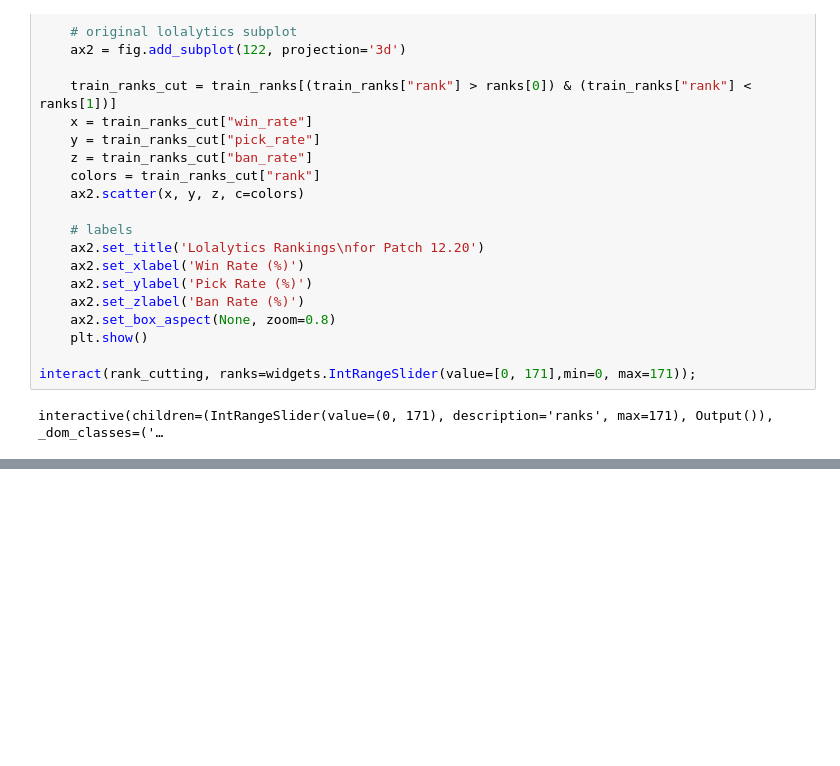
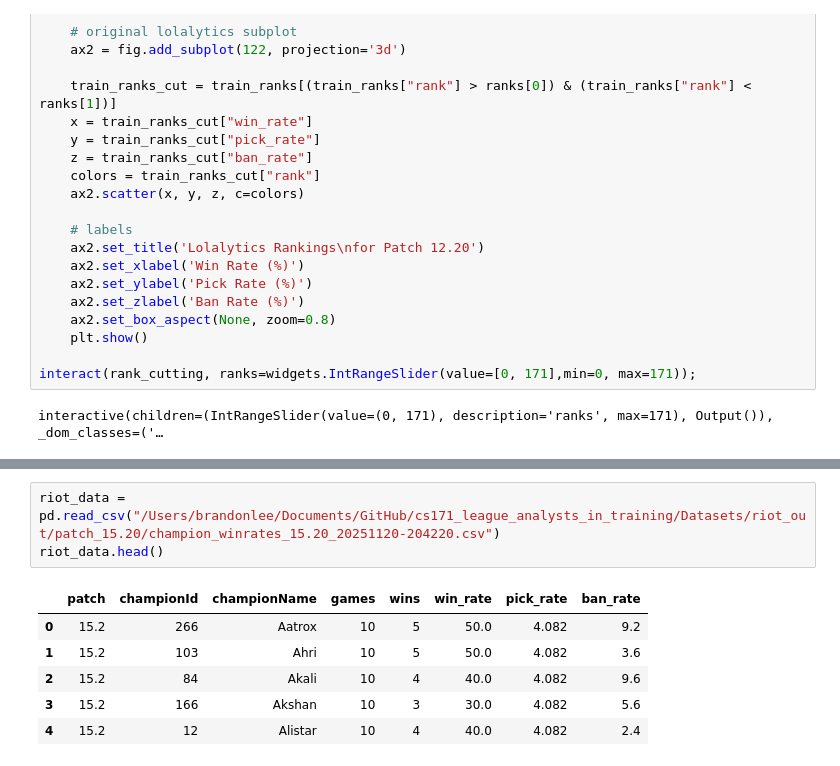
Before and after one commit to Brandonlee-2002/cs171_league_analysts_in_training, a Jupyter notebook: Models/ModelAnalysis.ipynb, the cells around one changed output, grey strips where cells are left out. Drawn from its saved outputs; the diff is of its cells as text; blank space fills up the shorter version.

```diff
--- a/Models/ModelAnalysis.ipynb
+++ b/Models/ModelAnalysis.ipynb
@@ -95,0 +111,10 @@ interactive(children=(IntRangeSlider(value=(0, 171), description='ranks', max=17
+# %%
+riot_data = pd.read_csv("/Users/brandonlee/Documents/GitHub/cs171_league_analysts_in_training/Datasets/riot_out/patch_15.20/champion_winrates_15.20_20251120-204220.csv")
+riot_data.head()
+# %% [output]
+|  | patch | championId | championName | games | wins | win_rate | pick_rate | ban_rate |
+| 0 | 15.2 | 266 | Aatrox | 10 | 5 | 50.0 | 4.082 | 9.2 |
+| 1 | 15.2 | 103 | Ahri | 10 | 5 | 50.0 | 4.082 | 3.6 |
+| 2 | 15.2 | 84 | Akali | 10 | 4 | 40.0 | 4.082 | 9.6 |
+| 3 | 15.2 | 166 | Akshan | 10 | 3 | 30.0 | 4.082 | 5.6 |
+| 4 | 15.2 | 12 | Alistar | 10 | 4 | 40.0 | 4.082 | 2.4 |
```
Also changed, not shown: parts of 9 cells of this notebook.
